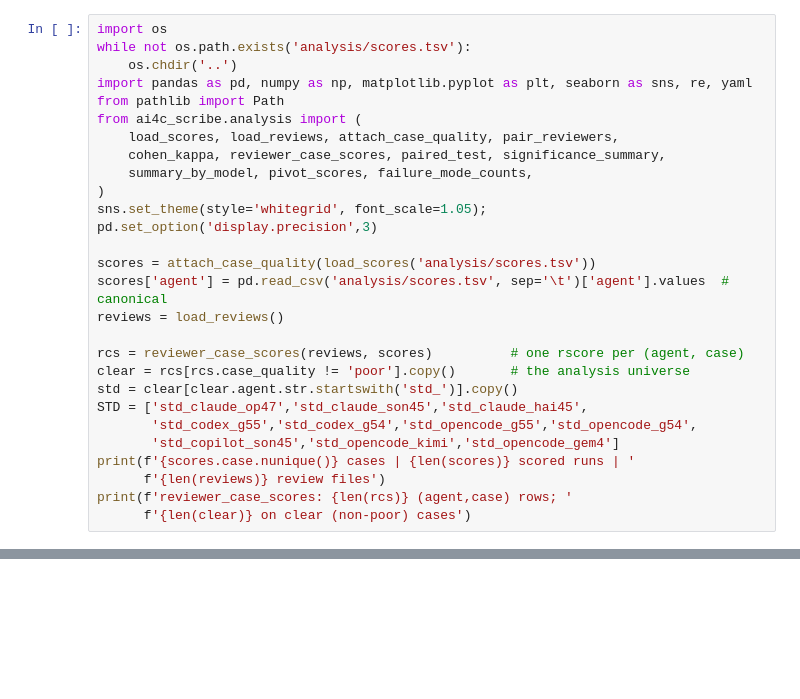
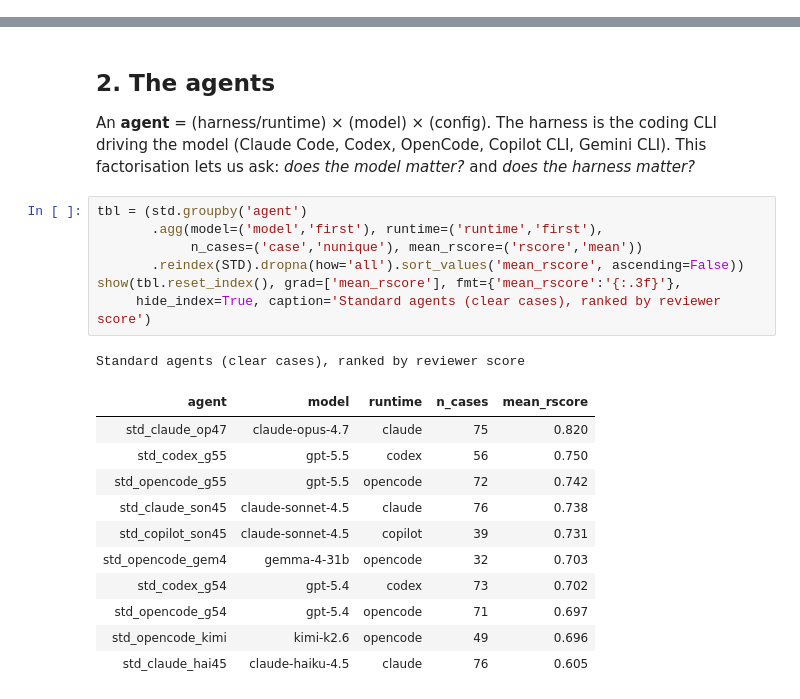
Before and after one commit to ai4curation/ai4c-scribe, a Jupyter notebook: analysis/notebooks/02_reviewer_eval.ipynb, the cells around one changed output, grey strips where cells are left out. Saved outputs shown, nothing was run; the diff lists cells and outputs as text; blank space fills up the shorter version.

```diff
--- a/analysis/notebooks/02_reviewer_eval.ipynb
+++ b/analysis/notebooks/02_reviewer_eval.ipynb
@@ -32,27 +0,0 @@ use it.
-# %%
-import os
-while not os.path.exists('analysis/scores.tsv'):
-    os.chdir('..')
-import pandas as pd, numpy as np, matplotlib.pyplot as plt, seaborn as sns, re, yaml
-from pathlib import Path
-from ai4c_scribe.analysis import (
-    load_scores, load_reviews, attach_case_quality, pair_reviewers,
-    cohen_kappa, reviewer_case_scores, paired_test, significance_summary,
-    summary_by_model, pivot_scores, failure_mode_counts,
-)
-sns.set_theme(style='whitegrid', font_scale=1.05); pd.set_option('display.precision',3)
-
-scores = attach_case_quality(load_scores('analysis/scores.tsv'))
-scores['agent'] = pd.read_csv('analysis/scores.tsv', sep='\t')['agent'].values  # canonical
-reviews = load_reviews()
-
-rcs = reviewer_case_scores(reviews, scores)          # one rscore per (agent, case)
-clear = rcs[rcs.case_quality != 'poor'].copy()       # the analysis universe
-std = clear[clear.agent.str.startswith('std_')].copy()
-STD = ['std_claude_op47','std_claude_son45','std_claude_hai45',
-       'std_codex_g55','std_codex_g54','std_opencode_g55','std_opencode_g54',
-       'std_copilot_son45','std_opencode_kimi','std_opencode_gem4']
-print(f'{scores.case.nunique()} cases | {len(scores)} scored runs | '
-      f'{len(reviews)} review files')
-print(f'reviewer_case_scores: {len(rcs)} (agent,case) rows; '
-      f'{len(clear)} on clear (non-poor) cases')
@@ -510,0 +150,27 @@ go #19185, uberon #3591. These are excluded by the same logic as
+# %% [markdown]
+## 2. The agents
+
+An **agent** = (harness/runtime) × (model) × (config). The harness is
+the coding CLI driving the model (Claude Code, Codex, OpenCode, Copilot
+CLI, Gemini CLI). This factorisation lets us ask: *does the model
+matter?* and *does the harness matter?*
+# %%
+tbl = (std.groupby('agent')
+       .agg(model=('model','first'), runtime=('runtime','first'),
+            n_cases=('case','nunique'), mean_rscore=('rscore','mean'))
+       .reindex(STD).dropna(how='all').sort_values('mean_rscore', ascending=False))
+show(tbl.reset_index(), grad=['mean_rscore'], fmt={'mean_rscore':'{:.3f}'},
+     hide_index=True, caption='Standard agents (clear cases), ranked by reviewer score')
+# %% [output]
+Standard agents (clear cases), ranked by reviewer score
+| agent | model | runtime | n_cases | mean_rscore |
+| std_claude_op47 | claude-opus-4.7 | claude | 75 | 0.820 |
+| std_codex_g55 | gpt-5.5 | codex | 56 | 0.750 |
+| std_opencode_g55 | gpt-5.5 | opencode | 72 | 0.742 |
+| std_claude_son45 | claude-sonnet-4.5 | claude | 76 | 0.738 |
+| std_copilot_son45 | claude-sonnet-4.5 | copilot | 39 | 0.731 |
+| std_opencode_gem4 | gemma-4-31b | opencode | 32 | 0.703 |
+| std_codex_g54 | gpt-5.4 | codex | 73 | 0.702 |
+| std_opencode_g54 | gpt-5.4 | opencode | 71 | 0.697 |
+| std_opencode_kimi | kimi-k2.6 | opencode | 49 | 0.696 |
+| std_claude_hai45 | claude-haiku-4.5 | claude | 76 | 0.605 |
```
Also changed, not shown: parts of 61 cells of this notebook, 5 other files.
